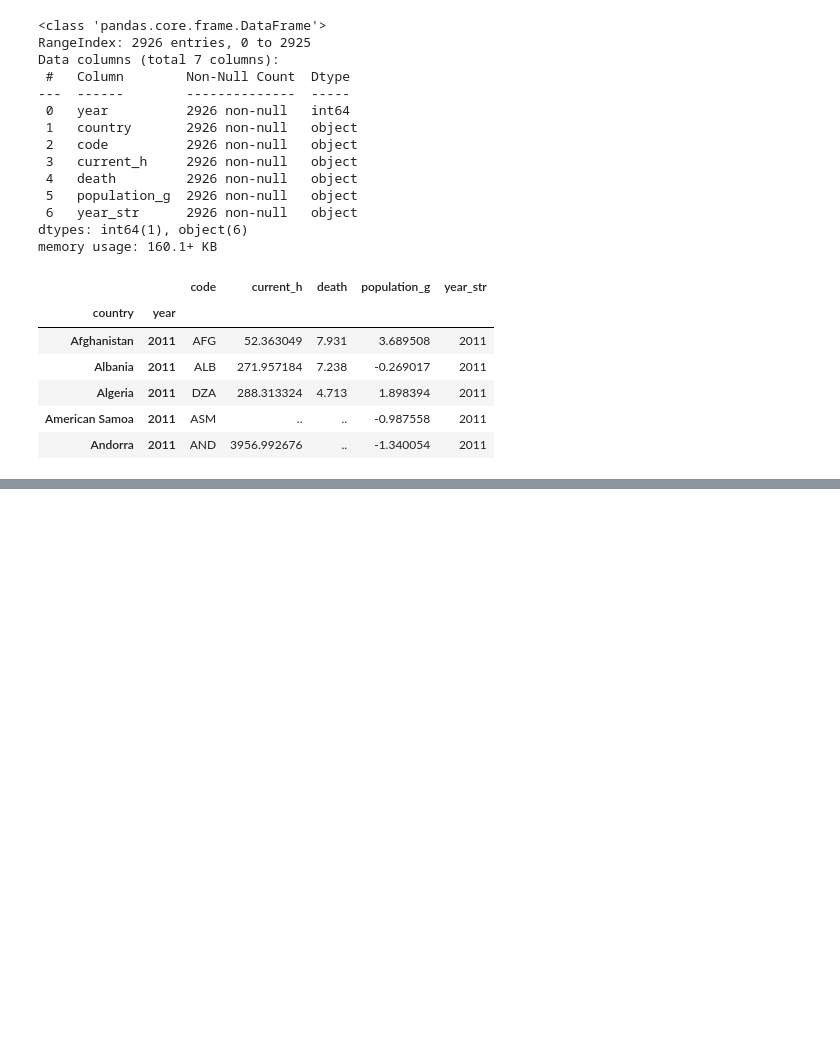
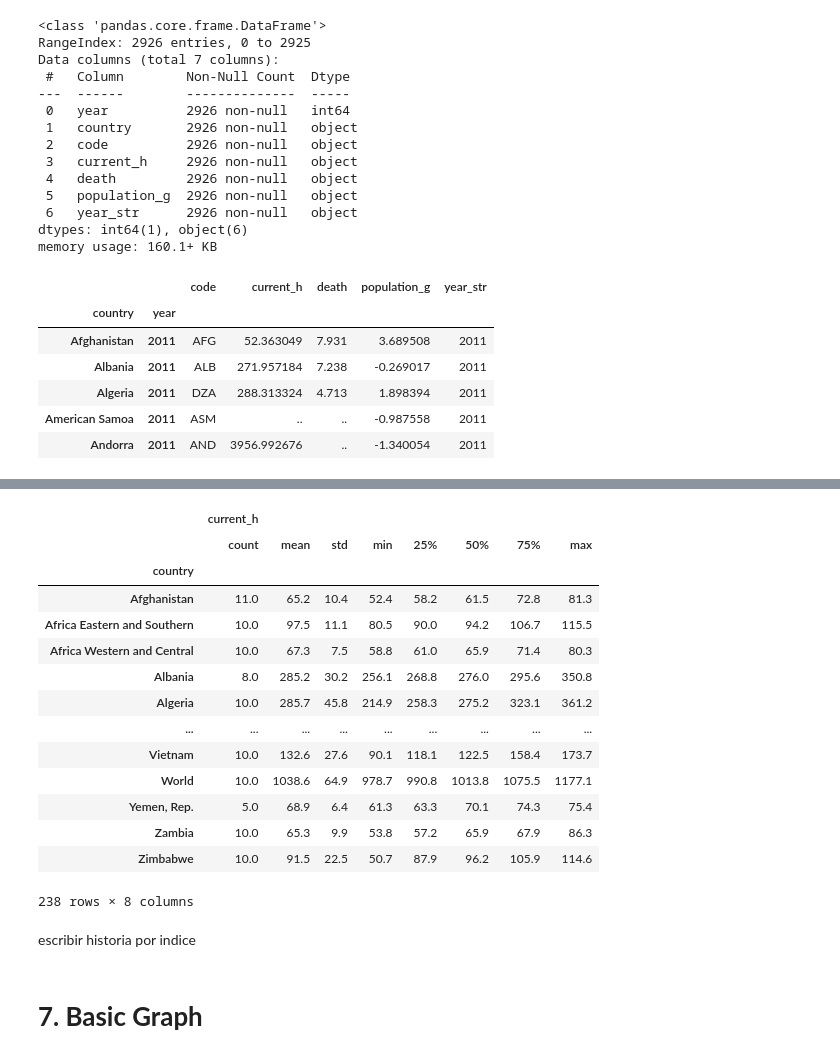
Before and after one commit to Marialerq/DataVisualization2023-2, a Jupyter notebook: 05_Dataframe.ipynb, the cells around one changed output, grey strips where cells are left out. Saved outputs shown, nothing was run; the diff lists cells and outputs as text; code cells hidden in the pictures; blank space fills up the shorter version.

```diff
--- a/05_Dataframe.ipynb
+++ b/05_Dataframe.ipynb
@@ -146,0 +166,4 @@ d2.head()
+# %%
+# By the flies
+d2 = d2.replace("..",np.NaN)
+d2.head()
@@ -146,0 +178,4 @@ d2.head()
+# %%
+# Delete Nan
+d2 = d2.dropna()
+d2.info()
@@ -146,0 +195,4 @@ d2.head()
+# %%
+# By the flies
+d2 = d2.replace("nan",np.NaN)
+d2.head()
@@ -146,0 +207,4 @@ d2.head()
+# %%
+# Delete Nan
+d2 = d2.dropna()
+d2.info()
@@ -146,0 +245,23 @@ d2.head()
+# %%
+# By index
+d2[["current_h"]].groupby("country").describe().applymap(lambda x: "{:.1f}".format(x))
+# %% [output]
+|  | current_h |  |  |  |  |  |  |  |
+|  | count | mean | std | min | 25% | 50% | 75% | max |
+| country |  |  |  |  |  |  |  |  |
+| Afghanistan | 11.0 | 65.2 | 10.4 | 52.4 | 58.2 | 61.5 | 72.8 | 81.3 |
+| Africa Eastern and Southern | 10.0 | 97.5 | 11.1 | 80.5 | 90.0 | 94.2 | 106.7 | 115.5 |
+| Africa Western and Central | 10.0 | 67.3 | 7.5 | 58.8 | 61.0 | 65.9 | 71.4 | 80.3 |
+| Albania | 8.0 | 285.2 | 30.2 | 256.1 | 268.8 | 276.0 | 295.6 | 350.8 |
+| Algeria | 10.0 | 285.7 | 45.8 | 214.9 | 258.3 | 275.2 | 323.1 | 361.2 |
+| ... | ... | ... | ... | ... | ... | ... | ... | ... |
+| Vietnam | 10.0 | 132.6 | 27.6 | 90.1 | 118.1 | 122.5 | 158.4 | 173.7 |
+| World | 10.0 | 1038.6 | 64.9 | 978.7 | 990.8 | 1013.8 | 1075.5 | 1177.1 |
+| Yemen, Rep. | 5.0 | 68.9 | 6.4 | 61.3 | 63.3 | 70.1 | 74.3 | 75.4 |
+| Zambia | 10.0 | 65.3 | 9.9 | 53.8 | 57.2 | 65.9 | 67.9 | 86.3 |
+| Zimbabwe | 10.0 | 91.5 | 22.5 | 50.7 | 87.9 | 96.2 | 105.9 | 114.6 |
+238 rows × 8 columns
+# %% [markdown]
+escribir historia por indice
+# %% [markdown]
+# **7. Basic Graph**
```
Also changed, not shown: parts of 13 cells of this notebook.
